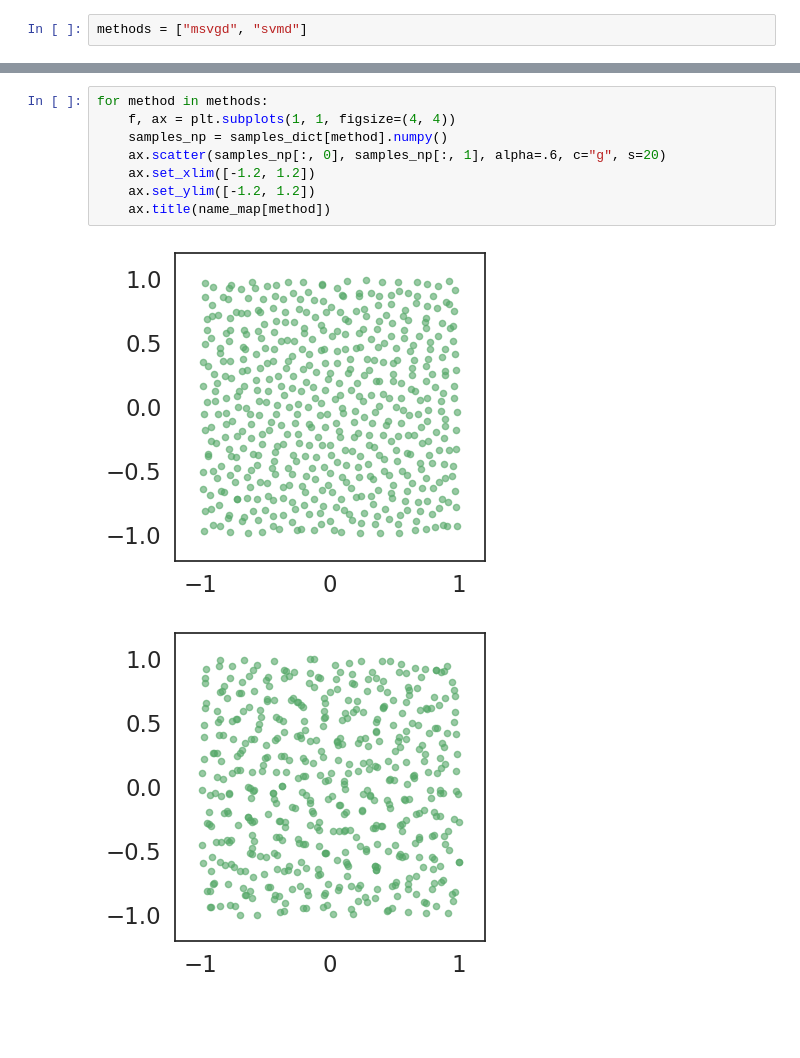
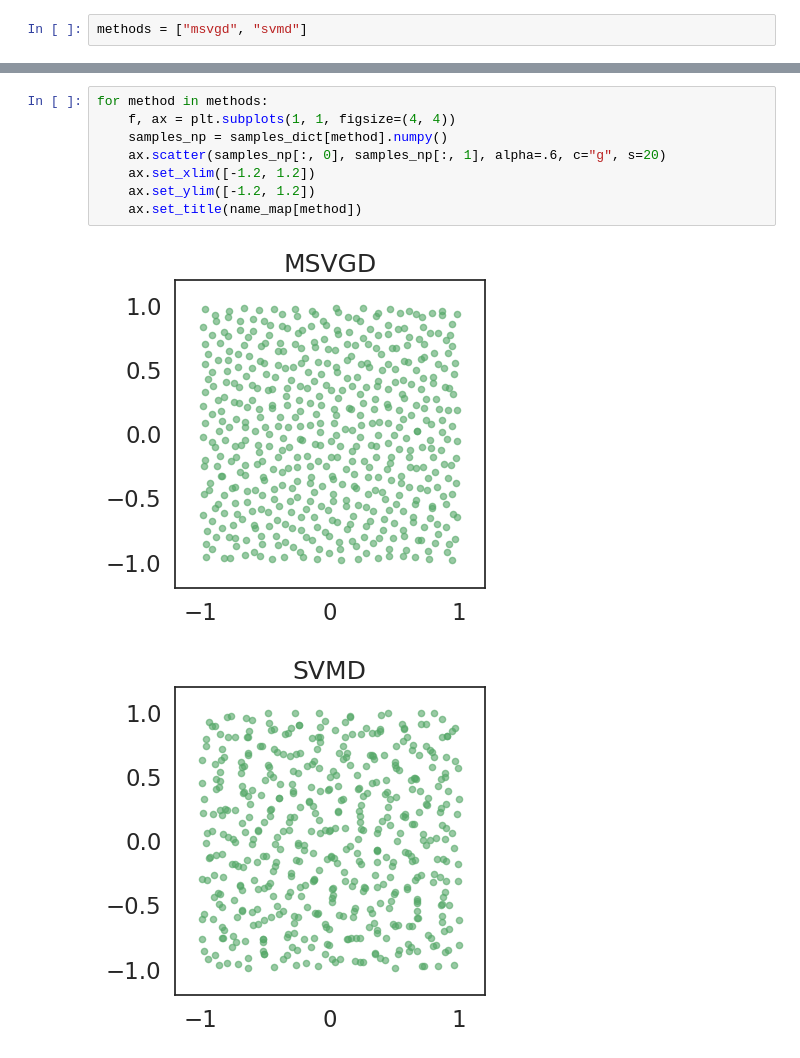
Before and after one commit to thjashin/mirror-stein-samplers, a Jupyter notebook: uniform.ipynb, the cells around one changed output, grey strips where cells are left out. Cells and saved outputs as stored; diff of their text form; blank space fills up the shorter version.

Commit message:
fix title

```diff
--- a/uniform.ipynb
+++ b/uniform.ipynb
@@ -129,11 +129,11 @@ ax.legend()
 # %%
 for method in methods:
     f, ax = plt.subplots(1, 1, figsize=(4, 4))
     samples_np = samples_dict[method].numpy()
     ax.scatter(samples_np[:, 0], samples_np[:, 1], alpha=.6, c="g", s=20)
     ax.set_xlim([-1.2, 1.2])
     ax.set_ylim([-1.2, 1.2])
-    ax.title(name_map[method])
+    ax.set_title(name_map[method])
 # %% [output]
-[figure, old version]
+[figure, new version]
-[figure, old version]
+[figure, new version]
```
Also changed, not shown: parts of 3 cells of this notebook.
